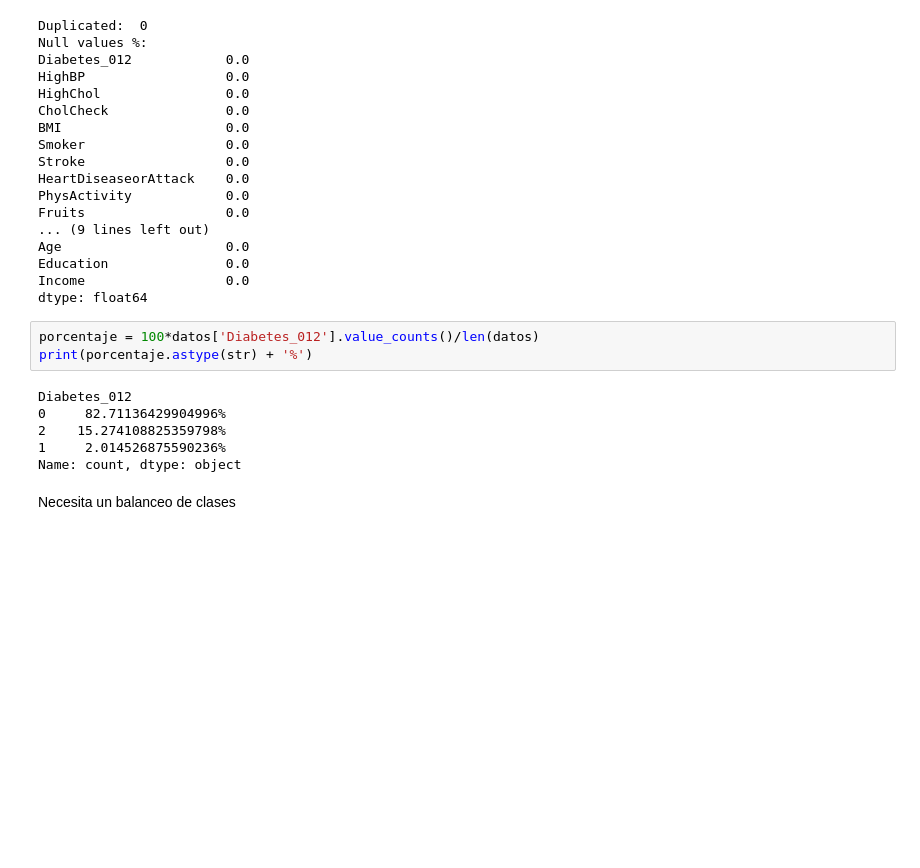
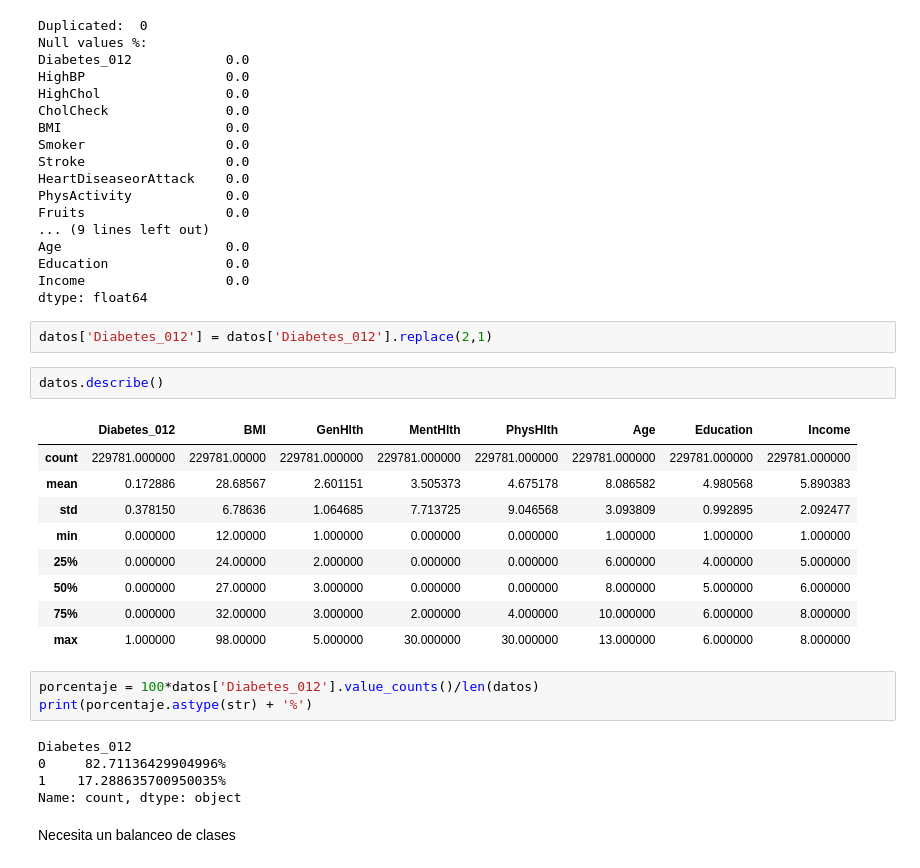
Before and after one commit to juanlt9905/machineLearning2025, a Jupyter notebook: primera_exploracion.ipynb, the cells around one changed output. Saved outputs shown, nothing was run; the diff lists cells and outputs as text; blank space fills up the shorter version.

```diff
--- a/primera_exploracion.ipynb
+++ b/primera_exploracion.ipynb
@@ -160,14 +160,27 @@ Age                     0.0
 Education               0.0
 Income                  0.0
 dtype: float64
+# %%
+datos['Diabetes_012'] = datos['Diabetes_012'].replace(2,1)
+# %%
+datos.describe()
+# %% [output]
+|  | Diabetes_012 | BMI | GenHlth | MentHlth | PhysHlth | Age | Education | Income |
+| count | 229781.000000 | 229781.00000 | 229781.000000 | 229781.000000 | 229781.000000 | 229781.000000 | 229781.000000 | 229781.000000 |
+| mean | 0.172886 | 28.68567 | 2.601151 | 3.505373 | 4.675178 | 8.086582 | 4.980568 | 5.890383 |
+| std | 0.378150 | 6.78636 | 1.064685 | 7.713725 | 9.046568 | 3.093809 | 0.992895 | 2.092477 |
+| min | 0.000000 | 12.00000 | 1.000000 | 0.000000 | 0.000000 | 1.000000 | 1.000000 | 1.000000 |
+| 25% | 0.000000 | 24.00000 | 2.000000 | 0.000000 | 0.000000 | 6.000000 | 4.000000 | 5.000000 |
+| 50% | 0.000000 | 27.00000 | 3.000000 | 0.000000 | 0.000000 | 8.000000 | 5.000000 | 6.000000 |
+| 75% | 0.000000 | 32.00000 | 3.000000 | 2.000000 | 4.000000 | 10.000000 | 6.000000 | 8.000000 |
+| max | 1.000000 | 98.00000 | 5.000000 | 30.000000 | 30.000000 | 13.000000 | 6.000000 | 8.000000 |
 # %%
 porcentaje = 100*datos['Diabetes_012'].value_counts()/len(datos)
 print(porcentaje.astype(str) + '%')
 # %% [output]
 Diabetes_012
 0     82.71136429904996%
-2    15.274108825359798%
-1     2.014526875590236%
+1    17.288635700950035%
 Name: count, dtype: object
 # %% [markdown]
 Necesita un balanceo de clases
```
Also changed, not shown: parts of 6 cells of this notebook.
